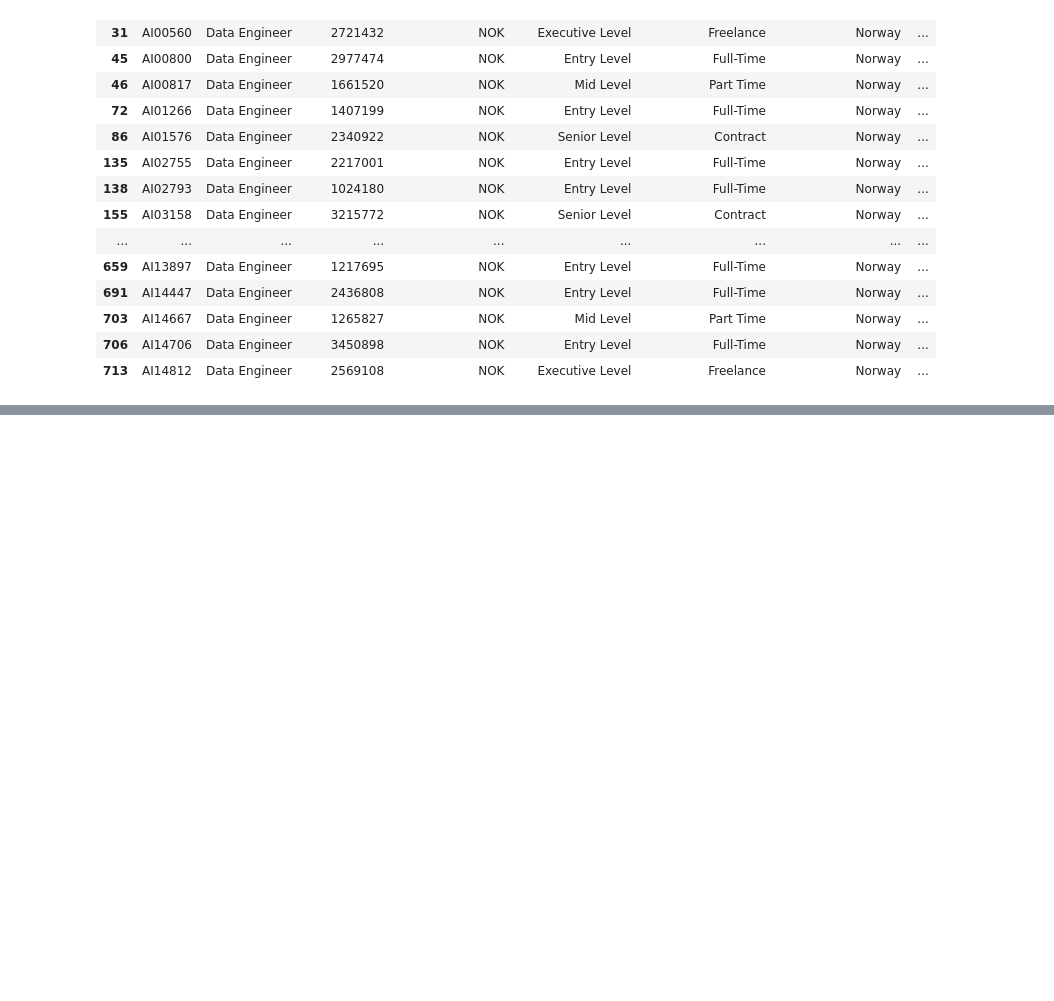
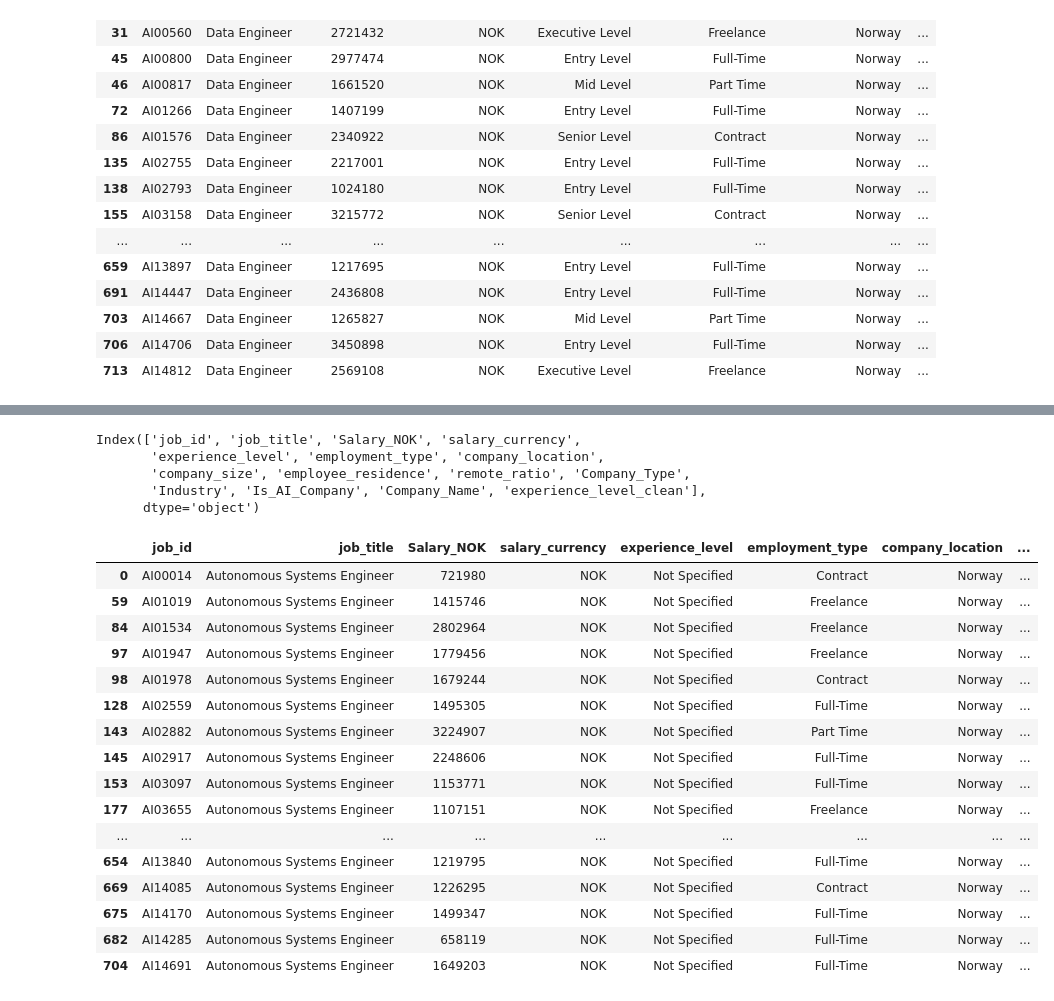
Before and after one commit to AJ0043/advance-ai-job-portal, a Jupyter notebook: Job_portal.ipynb, the cells around one changed output, grey strips where cells are left out. Cells and saved outputs as stored; diff of their text form; code cells hidden in the pictures; blank space fills up the shorter version.

```diff
--- a/Job_portal.ipynb
+++ b/Job_portal.ipynb
@@ -2515,0 +2592,4 @@ norway_df_Data_Engineer
+# %%
+import pandas as pd
+
+norway_df1 = pd.read_csv('norway_autonumous.csv')
@@ -2515,0 +2598,4 @@ norway_df_Data_Engineer
+# %%
+autonomous_df = norway_df1[
+    norway_df1['job_title'].str.strip().str.lower() == 'autonomous systems engineer'
+]
@@ -2515,0 +2645,28 @@ norway_df_Data_Engineer
+# %%
+autonomous_df.columns
+# %% [output]
+Index(['job_id', 'job_title', 'Salary_NOK', 'salary_currency',
+       'experience_level', 'employment_type', 'company_location',
+       'company_size', 'employee_residence', 'remote_ratio', 'Company_Type',
+       'Industry', 'Is_AI_Company', 'Company_Name', 'experience_level_clean'],
+      dtype='object')
+# %%
+autonomous_df
+# %% [output]
+|  | job_id | job_title | Salary_NOK | salary_currency | experience_level | employment_type | company_location | ... |
+| 0 | AI00014 | Autonomous Systems Engineer | 721980 | NOK | Not Specified | Contract | Norway | ... |
+| 59 | AI01019 | Autonomous Systems Engineer | 1415746 | NOK | Not Specified | Freelance | Norway | ... |
+| 84 | AI01534 | Autonomous Systems Engineer | 2802964 | NOK | Not Specified | Freelance | Norway | ... |
+| 97 | AI01947 | Autonomous Systems Engineer | 1779456 | NOK | Not Specified | Freelance | Norway | ... |
+| 98 | AI01978 | Autonomous Systems Engineer | 1679244 | NOK | Not Specified | Contract | Norway | ... |
+| 128 | AI02559 | Autonomous Systems Engineer | 1495305 | NOK | Not Specified | Full-Time | Norway | ... |
+| 143 | AI02882 | Autonomous Systems Engineer | 3224907 | NOK | Not Specified | Part Time | Norway | ... |
+| 145 | AI02917 | Autonomous Systems Engineer | 2248606 | NOK | Not Specified | Full-Time | Norway | ... |
+| 153 | AI03097 | Autonomous Systems Engineer | 1153771 | NOK | Not Specified | Full-Time | Norway | ... |
+| 177 | AI03655 | Autonomous Systems Engineer | 1107151 | NOK | Not Specified | Freelance | Norway | ... |
+| ... | ... | ... | ... | ... | ... | ... | ... | ... |
+| 654 | AI13840 | Autonomous Systems Engineer | 1219795 | NOK | Not Specified | Full-Time | Norway | ... |
+| 669 | AI14085 | Autonomous Systems Engineer | 1226295 | NOK | Not Specified | Contract | Norway | ... |
+| 675 | AI14170 | Autonomous Systems Engineer | 1499347 | NOK | Not Specified | Full-Time | Norway | ... |
+| 682 | AI14285 | Autonomous Systems Engineer | 658119 | NOK | Not Specified | Full-Time | Norway | ... |
+| 704 | AI14691 | Autonomous Systems Engineer | 1649203 | NOK | Not Specified | Full-Time | Norway | ... |
```
Also changed, not shown: parts of 67 cells of this notebook.
